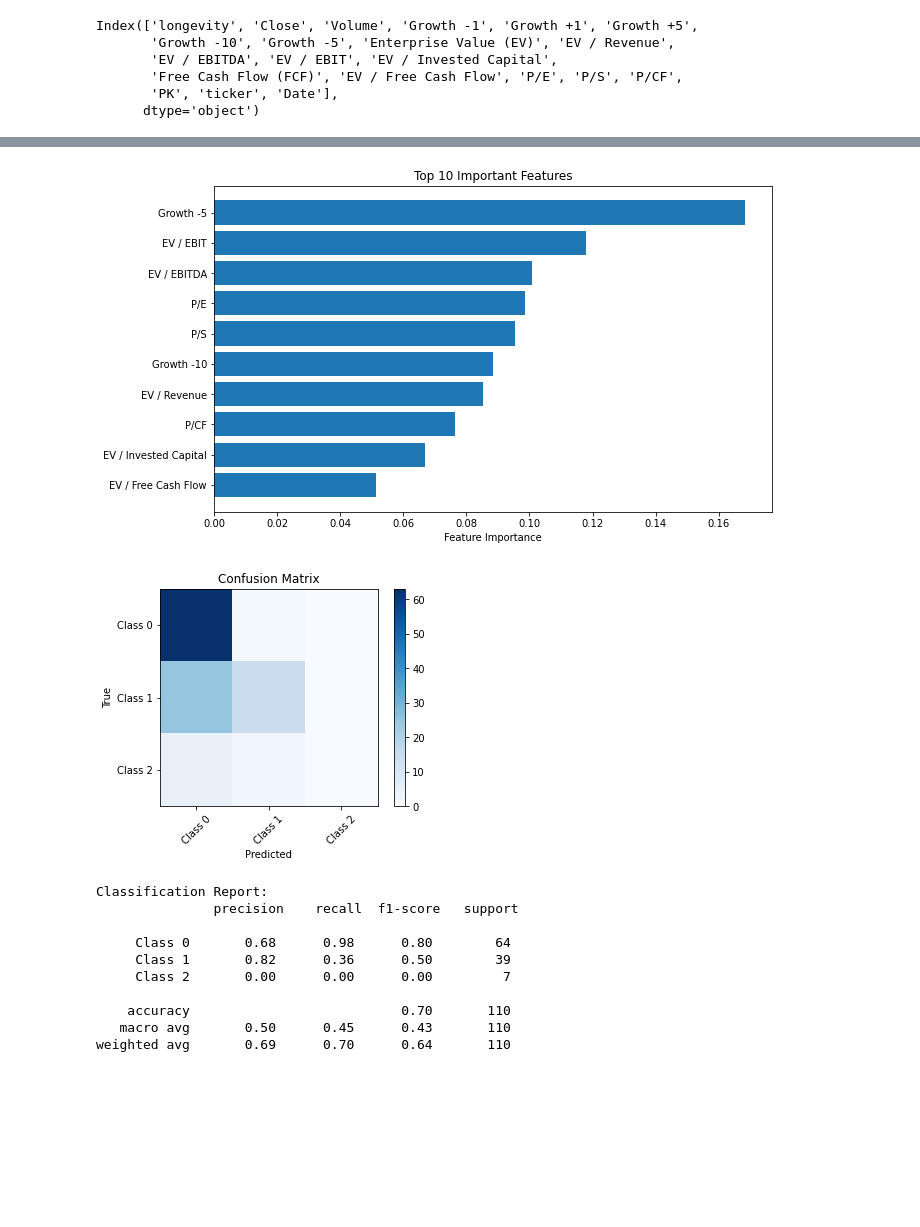
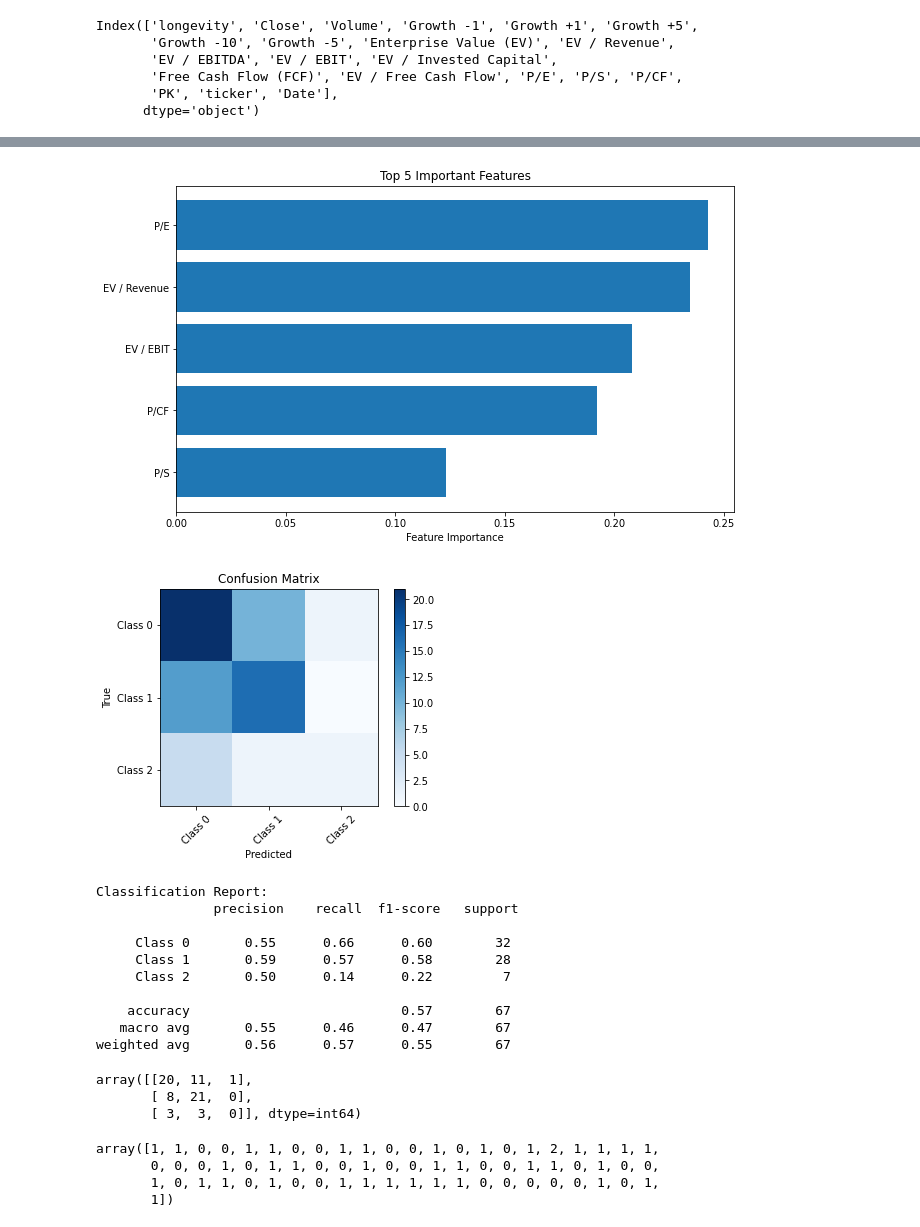
Before and after one commit to MAGRAP/marketsharegrowth, a Jupyter notebook: nb/eda_analysis/analysis.ipynb, the cells around one changed output, grey strips where cells are left out. Saved outputs shown, nothing was run; the diff lists cells and outputs as text; code cells hidden in the pictures; blank space fills up the shorter version.

Commit message:
predicted corrrectly growth

```diff
--- a/nb/eda_analysis/analysis.ipynb
+++ b/nb/eda_analysis/analysis.ipynb
@@ -91,7 +111,9 @@ Name: industry, Length: 252, dtype: int64
 # %%
 columns_to_study = columns['columns_prices'] + columns['columns_ratios'] + columns['column_id']
 # %%
-data_filtered_industry = data[(data['industry'] == 'Medical - Biomedical and Genetics')&(data['country'] == 'United States')]
+industry = 'Technology Services'
+
+data_filtered_industry = data[(data['industry'] == industry)&(data['country'] == 'United States')]
 # %%
 data_to_study = data_filtered_industry[columns_to_study]
 # %%
@@ -108,7 +130,21 @@ Index(['longevity', 'Close', 'Volume', 'Growth -1', 'Growth +1', 'Growth +5',
        'PK', 'ticker', 'Date'],
       dtype='object')
 # %%
-columns_to_drop = ['Growth +1', 'Date', 'ticker', 'Close', 'Volume', 'longevity', 'Enterprise Value (EV)', 'Free Cash Flow (FCF)']
+columns_to_drop = ['Growth +1',
+                   'Date',
+                   'ticker',
+                   'Close',
+                   'Volume',
+                   'longevity',
+                   'Enterprise Value (EV)',
+                   'Free Cash Flow (FCF)',
+                   'EV / EBITDA',
+                   'Growth -5',
+                   'Growth -1',
+                   'Growth -10',
+                   'EV / Free Cash Flow',
+                   'EV / Invested Capital'
+                   ]
 data_to_study_filled_drop = data_to_study_filled.drop(columns=columns_to_drop)
 data_to_study_filled_drop = data_to_study_filled_drop.set_index(keys='PK')
 # %%
@@ -241,8 +276,10 @@ Precision on Test Set: 0.8204545454545453
 import pandas as pd
 from sklearn.model_selection import GridSearchCV, train_test_split
 import xgboost as xgb
+from sklearn.metrics import make_scorer, precision_score
 
 # Assuming you have already prepared X_train, X_test, y_train, and y_test
+X_train, X_test, y_train, y_test = train_test_split(X, y, test_size=0.2, random_state=42)
 
 # Create and specify the parameter grid for XGBoost
 param_grid = {
@@ -256,15 +293,18 @@ param_grid = {
 # Create the XGBoost classifier
 xgb_classifier = xgb.XGBClassifier(objective='multi:softmax', num_classes=3, random_state=42)
 
-# Create a GridSearchCV object
-grid_search = GridSearchCV(estimator=xgb_classifier, param_grid=param_grid, scoring='precision', cv=5, n_jobs=-1)
+# Create a custom scoring function for precision of class 1
+custom_scorer = make_scorer(precision_score, labels=[1], average='macro')
+
+# Create a GridSearchCV object with the custom scoring function
+grid_search = GridSearchCV(estimator=xgb_classifier, param_grid=param_grid, scoring=custom_scorer, cv=10, n_jobs=-1)
 
 # Fit the GridSearchCV to the data
 grid_search.fit(X_train, y_train)
 
-# Print the best hyperparameters and the corresponding accuracy
+# Print the best hyperparameters and the corresponding precision for class 1
 print("Best Hyperparameters:", grid_search.best_params_)
-print("Best Accuracy:", grid_search.best_score_)
+print("Best Precision for Class 1:", grid_search.best_score_)
 
 # Get the best model from the search
 best_xgb_classifier = grid_search.best_estimator_
@@ -297,26 +325,26 @@ Best Accuracy: nan
 # %%
 import matplotlib.pyplot as plt
 
 # Get feature importances from the best model
 feature_importances = best_xgb_classifier.feature_importances_
 
 # Create a DataFrame to display feature names and their importance scores
 feature_importance_df = pd.DataFrame({'Feature': X_train.columns, 'Importance': feature_importances})
 
 # Sort the features by importance in descending order
 feature_importance_df = feature_importance_df.sort_values(by='Importance', ascending=False)
 
 # Plot the top N important features
-top_n = 10  # Change this value to display more or fewer features
+top_n =len(X_train.columns)  # Change this value to display more or fewer features
 plt.figure(figsize=(10, 6))
 plt.barh(range(top_n), feature_importance_df['Importance'][:top_n], align='center')
 plt.yticks(range(top_n), feature_importance_df['Feature'][:top_n])
 plt.xlabel('Feature Importance')
 plt.title('Top {} Important Features'.format(top_n))
 plt.gca().invert_yaxis()
 plt.show()
 # %% [output]
-[figure, old version]
+[figure, new version]
 # %%
 import matplotlib.pyplot as plt
 from sklearn.metrics import confusion_matrix, classification_report
@@ -344,14 +372,27 @@ plt.show()
 classification_rep = classification_report(y_test, y_pred, target_names=['Class 0', 'Class 1', 'Class 2'])
 print('Classification Report:\n', classification_rep)
 # %% [output]
-[figure, old version]
+[figure, new version]
 Classification Report:
                precision    recall  f1-score   support
 
-     Class 0       0.68      0.98      0.80        64
-     Class 1       0.82      0.36      0.50        39
-     Class 2       0.00      0.00      0.00         7
+     Class 0       0.55      0.66      0.60        32
+     Class 1       0.59      0.57      0.58        28
+     Class 2       0.50      0.14      0.22         7
 
-    accuracy                           0.70       110
-   macro avg       0.50      0.45      0.43       110
-weighted avg       0.69      0.70      0.64       110
+    accuracy                           0.57        67
+   macro avg       0.55      0.46      0.47        67
+weighted avg       0.56      0.57      0.55        67
+# %%
+conf_matrix
+# %% [output]
+array([[20, 11,  1],
+       [ 8, 21,  0],
+       [ 3,  3,  0]], dtype=int64)
+# %%
+y_pred
+# %% [output]
+array([1, 1, 0, 0, 1, 1, 0, 0, 1, 1, 0, 0, 1, 0, 1, 0, 1, 2, 1, 1, 1, 1,
+       0, 0, 0, 1, 0, 1, 1, 0, 0, 1, 0, 0, 1, 1, 0, 0, 1, 1, 0, 1, 0, 0,
+       1, 0, 1, 1, 0, 1, 0, 0, 1, 1, 1, 1, 1, 1, 0, 0, 0, 0, 0, 1, 0, 1,
+       1])
```
Also changed, not shown: parts of 11 cells of this notebook, 1 other file.
